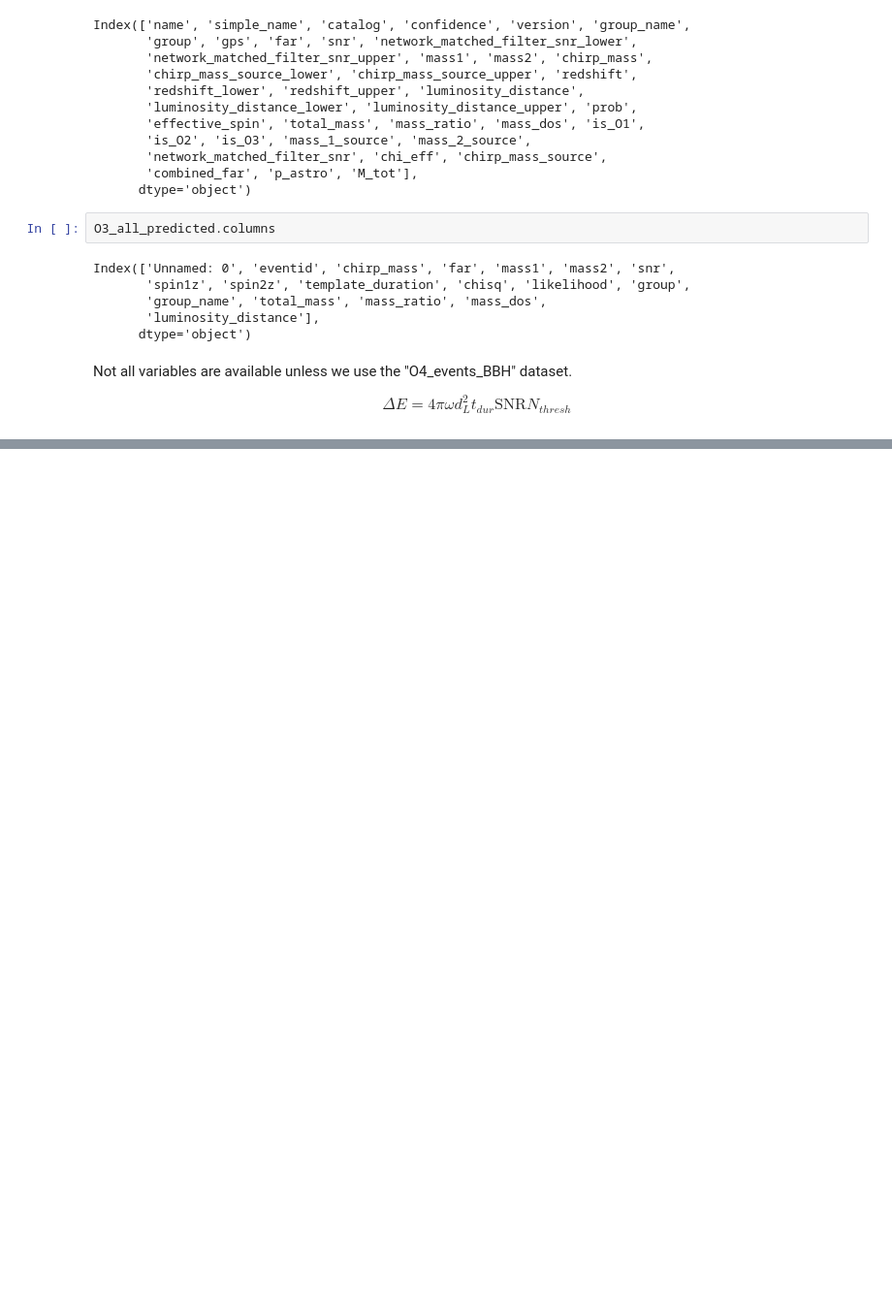
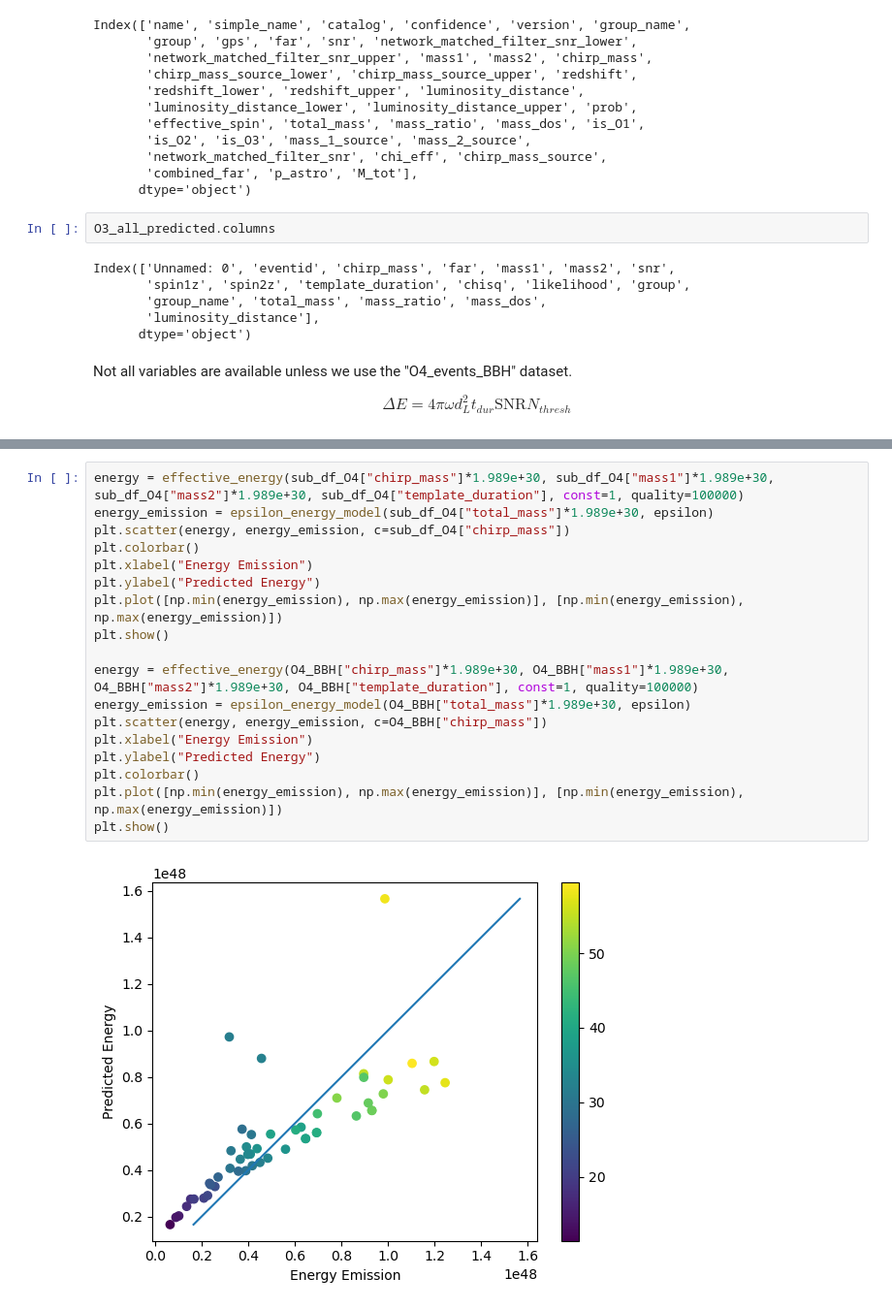
Before and after one commit to AndrewValentini/Gravitational-Waves-Research-23-24, a Jupyter notebook: Data Analysis/EnergyDifference.ipynb, the cells around one changed output, grey strips where cells are left out. Shown at 97% size. Saved outputs shown, nothing was run; the diff lists cells and outputs as text; blank space fills up the shorter version.

```diff
--- a/Data Analysis/EnergyDifference.ipynb
+++ b/Data Analysis/EnergyDifference.ipynb
@@ -101,0 +258,20 @@ plt.show()
+# %%
+energy = effective_energy(sub_df_O4["chirp_mass"]*1.989e+30, sub_df_O4["mass1"]*1.989e+30, sub_df_O4["mass2"]*1.989e+30, sub_df_O4["template_duration"], const=1, quality=100000)
+energy_emission = epsilon_energy_model(sub_df_O4["total_mass"]*1.989e+30, epsilon)
+plt.scatter(energy, energy_emission, c=sub_df_O4["chirp_mass"])
+plt.colorbar()
+plt.xlabel("Energy Emission")
+plt.ylabel("Predicted Energy")
+plt.plot([np.min(energy_emission), np.max(energy_emission)], [np.min(energy_emission), np.max(energy_emission)])
+plt.show()
+
+energy = effective_energy(O4_BBH["chirp_mass"]*1.989e+30, O4_BBH["mass1"]*1.989e+30, O4_BBH["mass2"]*1.989e+30, O4_BBH["template_duration"], const=1, quality=100000)
+energy_emission = epsilon_energy_model(O4_BBH["total_mass"]*1.989e+30, epsilon)
+plt.scatter(energy, energy_emission, c=O4_BBH["chirp_mass"])
+plt.xlabel("Energy Emission")
+plt.ylabel("Predicted Energy")
+plt.colorbar()
+plt.plot([np.min(energy_emission), np.max(energy_emission)], [np.min(energy_emission), np.max(energy_emission)])
+plt.show()
+# %% [output]
+[figure, added]
```
Also changed, not shown: parts of 20 cells of this notebook.
